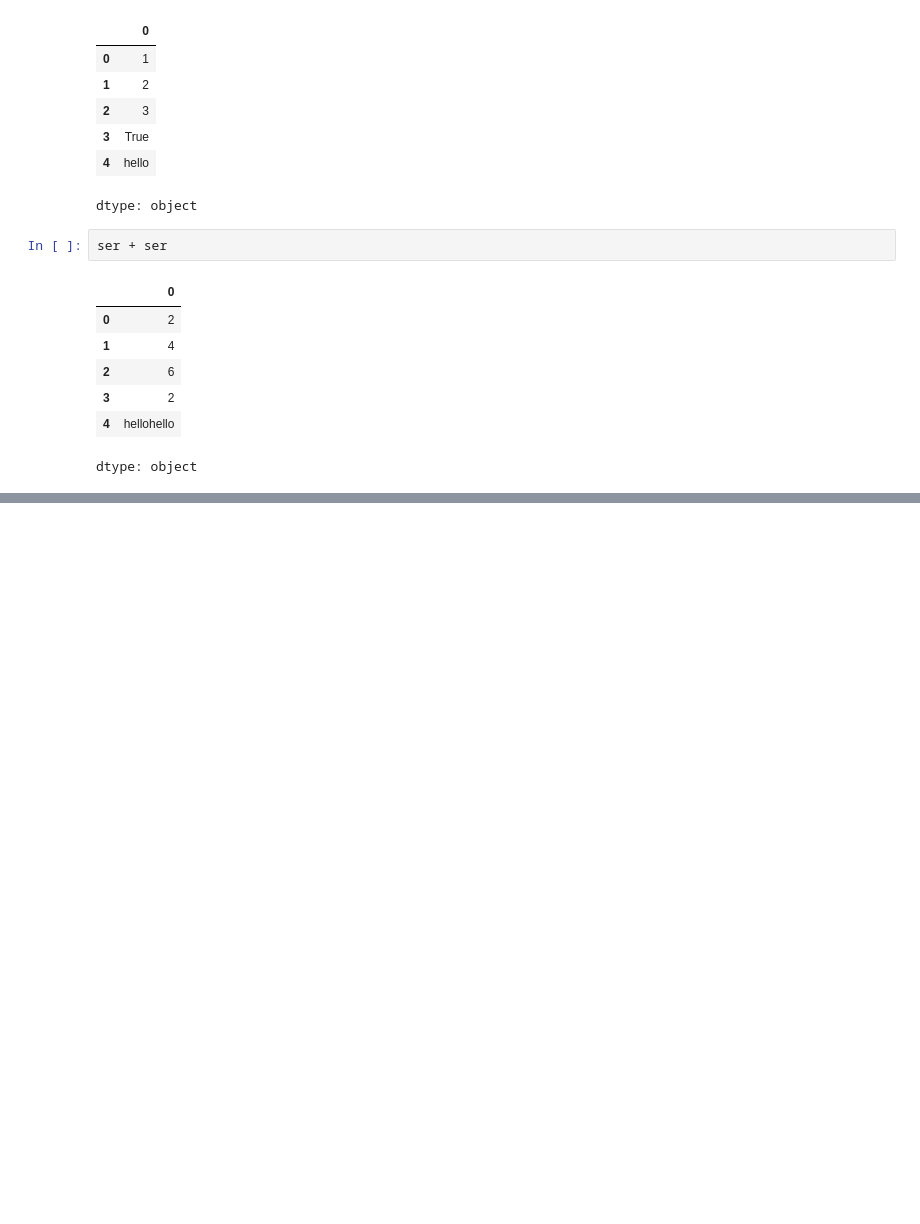
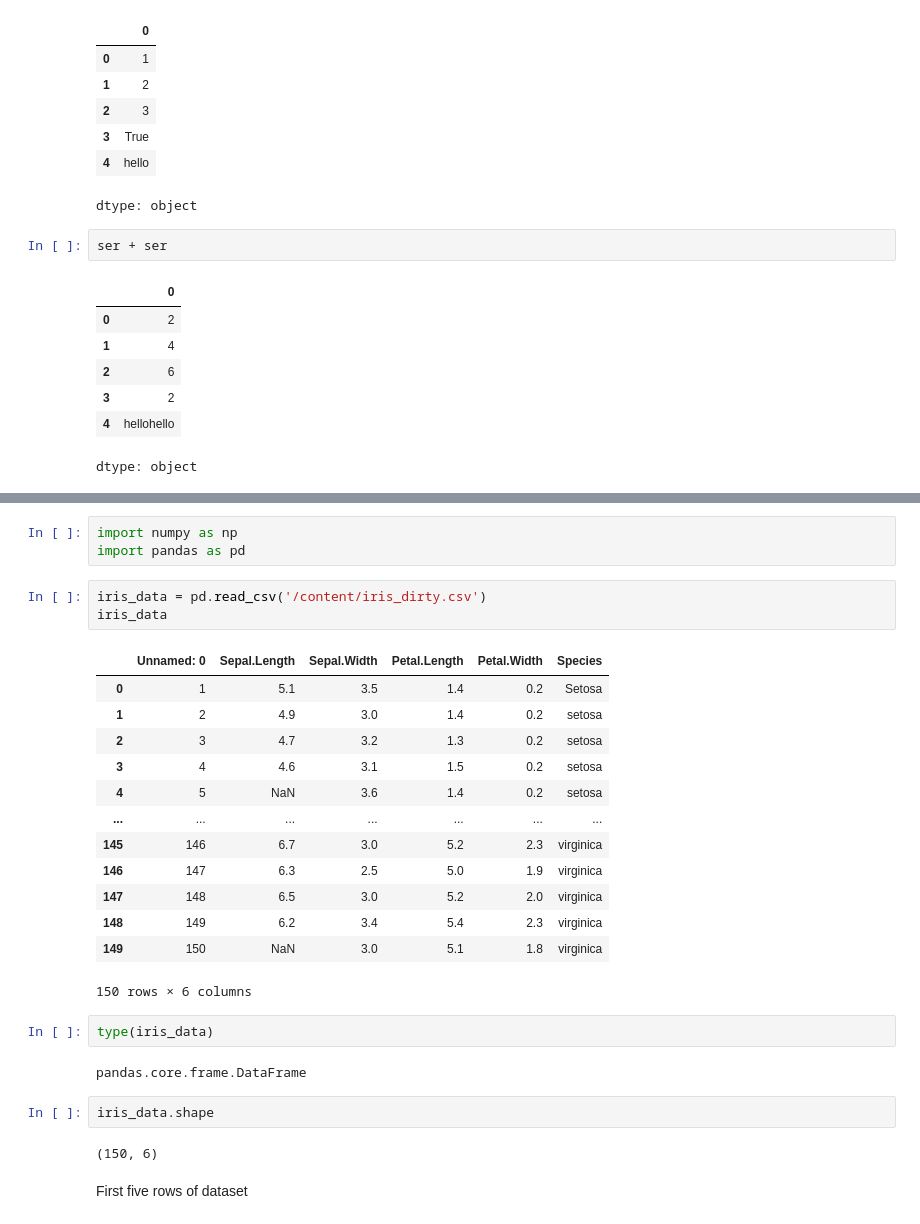
Before and after one commit to Bhuvaneshwari244/Innomatics_Research_Labs_Coaching_EDA_Module, a Jupyter notebook: class/Pandas.ipynb, the cells around one changed output, grey strips where cells are left out. Drawn from its saved outputs; the diff is of its cells as text; blank space fills up the shorter version.

```diff
--- a/class/Pandas.ipynb
+++ b/class/Pandas.ipynb
@@ -493,0 +649,30 @@ dtype: object
+# %%
+import numpy as np
+import pandas as pd
+# %%
+iris_data = pd.read_csv('/content/iris_dirty.csv')
+iris_data
+# %% [output]
+|  | Unnamed: 0 | Sepal.Length | Sepal.Width | Petal.Length | Petal.Width | Species |
+| 0 | 1 | 5.1 | 3.5 | 1.4 | 0.2 | Setosa |
+| 1 | 2 | 4.9 | 3.0 | 1.4 | 0.2 | setosa |
+| 2 | 3 | 4.7 | 3.2 | 1.3 | 0.2 | setosa |
+| 3 | 4 | 4.6 | 3.1 | 1.5 | 0.2 | setosa |
+| 4 | 5 | NaN | 3.6 | 1.4 | 0.2 | setosa |
+| ... | ... | ... | ... | ... | ... | ... |
+| 145 | 146 | 6.7 | 3.0 | 5.2 | 2.3 | virginica |
+| 146 | 147 | 6.3 | 2.5 | 5.0 | 1.9 | virginica |
+| 147 | 148 | 6.5 | 3.0 | 5.2 | 2.0 | virginica |
+| 148 | 149 | 6.2 | 3.4 | 5.4 | 2.3 | virginica |
+| 149 | 150 | NaN | 3.0 | 5.1 | 1.8 | virginica |
+150 rows × 6 columns
+# %%
+type(iris_data)
+# %% [output]
+pandas.core.frame.DataFrame
+# %%
+iris_data.shape
+# %% [output]
+(150, 6)
+# %% [markdown]
+First five rows of dataset
```
Also changed, not shown: parts of 156 cells of this notebook, 35 other files.
